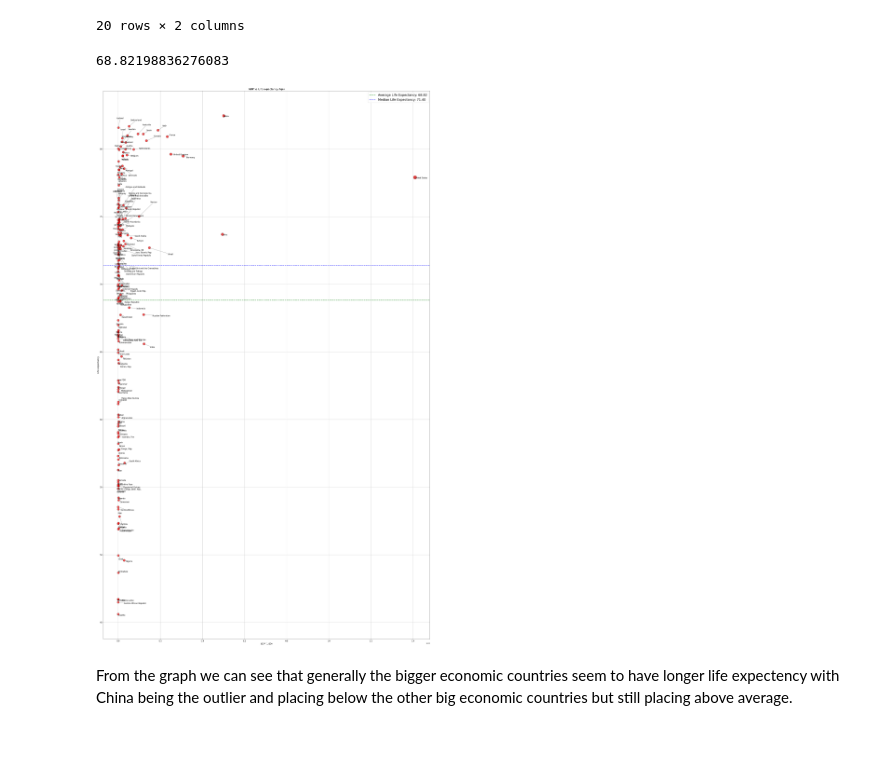
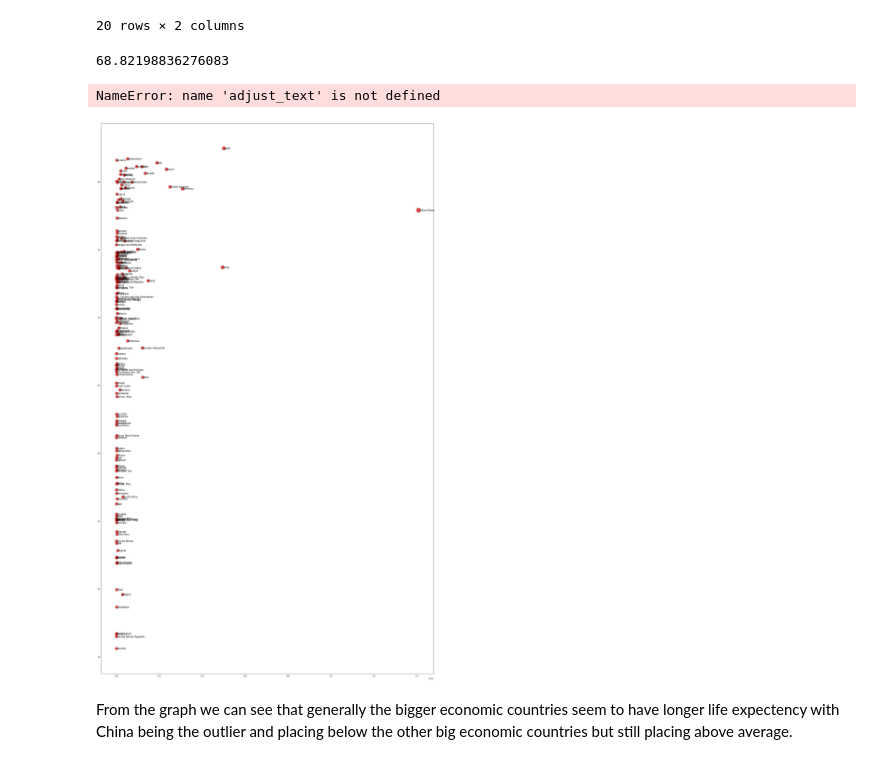
Before and after one commit to MeganeUme/inlam_pandas, a Jupyter notebook: inlam_pandas.ipynb, the cells around one changed output. Saved outputs shown, nothing was run; the diff lists cells and outputs as text; code cells hidden in the pictures.

```diff
--- a/inlam_pandas.ipynb
+++ b/inlam_pandas.ipynb
@@ -54,10 +54,9 @@ sorted_df = grouped_df.sort_values(by="Life_expectancy", ascending=False)
 #sorted_df
 # %%
 import matplotlib.pyplot as plt
-from adjustText import adjust_text
 
 # Scale the dot size based on GDP per capita
-min_dot_size = 200
+min_dot_size = 100
 max_dot_size = 500
 dot_size = min_dot_size + (max_dot_size - min_dot_size) * (sorted_df['GDP_per_capita_USD'] / sorted_df['GDP_per_capita_USD'].max())
 
@@ -72,14 +71,6 @@ plt.figure(figsize=(30, 50))  # Adjusted figure size
 
 scatter = plt.scatter(sorted_df['GDP_per_capita_USD'], sorted_df['Life_expectancy'], s=dot_size, c='red', edgecolors="black", alpha=0.7)
 
-texts = []
-for i, country in enumerate(sorted_df.index):
-    # Adjust label position
-    texts.append(plt.text(sorted_df['GDP_per_capita_USD'][i] + 500, sorted_df['Life_expectancy'][i], country,
-                          fontsize=12, ha='left', va='center'))  # Adjusted label position
-
-# Adjust label positions to avoid overlap
-adjust_text(texts, arrowprops=dict(arrowstyle="-", color='k', lw=0.5))
 
 plt.title('GDP per capita vs Life expectancy(Age)', fontsize=16)
 plt.xlabel('GDP per capita (USD)', fontsize=14)
@@ -206,36 +197,35 @@ print(average_life_expectancy)
 plt.figure(figsize=(30, 50))  # Adjusted figure size
 
 scatter = plt.scatter(df_gdp_country['GDP_USD'], df_gdp_country['Life_expectancy'], s=dot_size, c='red', edgecolors="black", alpha=0.7)
 
 texts = []
 for i, country in enumerate(df_gdp_country.index):
     # Adjust label position
     texts.append(plt.text(df_gdp_country['GDP_USD'][i] + 500, df_gdp_country['Life_expectancy'][i], country,
                           fontsize=12, ha='left', va='center'))  # Adjusted label position
 
-# Adjust label positions to avoid overlap
-adjust_text(texts, arrowprops=dict(arrowstyle="-", color='k', lw=0.5))
 
 plt.title('GDP vs Life expectancy(Age)', fontsize=16)
 plt.xlabel('GDP (USD)', fontsize=14)
 plt.ylabel('Life expectancy', fontsize=14)
 plt.xticks(fontsize=12)
 plt.yticks(fontsize=12)
 
 plt.axhline(average_life_expectancy, color="green", linewidth=2, linestyle="--", label=f'Average Life Expectancy: {average_life_expectancy:.2f}')
 
 plt.axhline(median_life_expectancy, color="blue", linewidth=2, linestyle="--", label=f'Median Life Expectancy: {median_life_expectancy:.2f}')
 
 plt.grid(True)
 
 # Adding legend
 plt.legend(loc='upper right', fontsize=20)
 
 plt.tight_layout()
 plt.show()
 # %% [output]
 68.82198836276083
+NameError: name 'adjust_text' is not defined
-[figure, old version]
+[figure, new version]
 # %% [markdown]
 From the graph we can see that generally the bigger economic countries seem to have longer life expectency with China being the outlier and placing below the other big economic countries but still
 placing above average.
```
Also changed, not shown: parts of 1 cell of this notebook.
